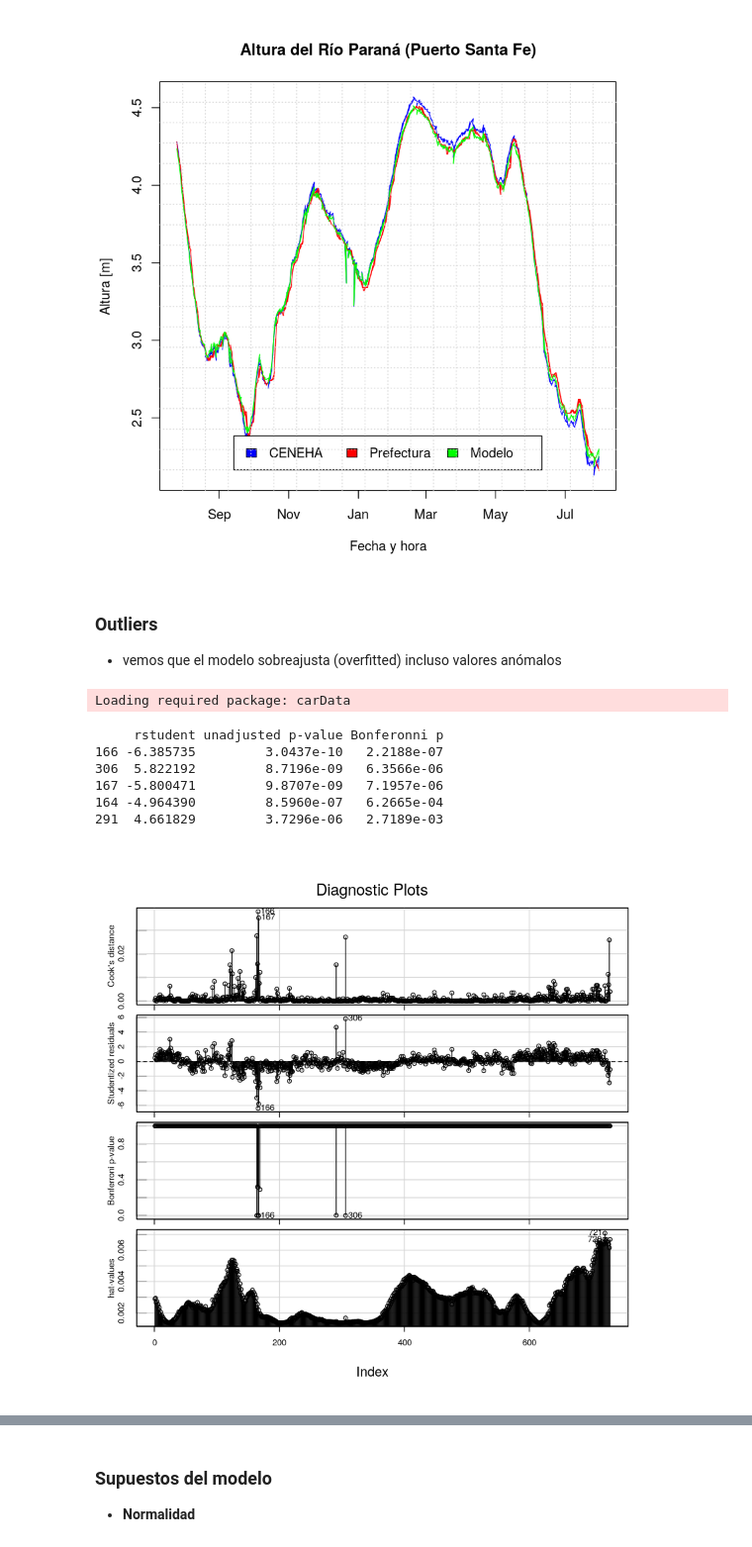
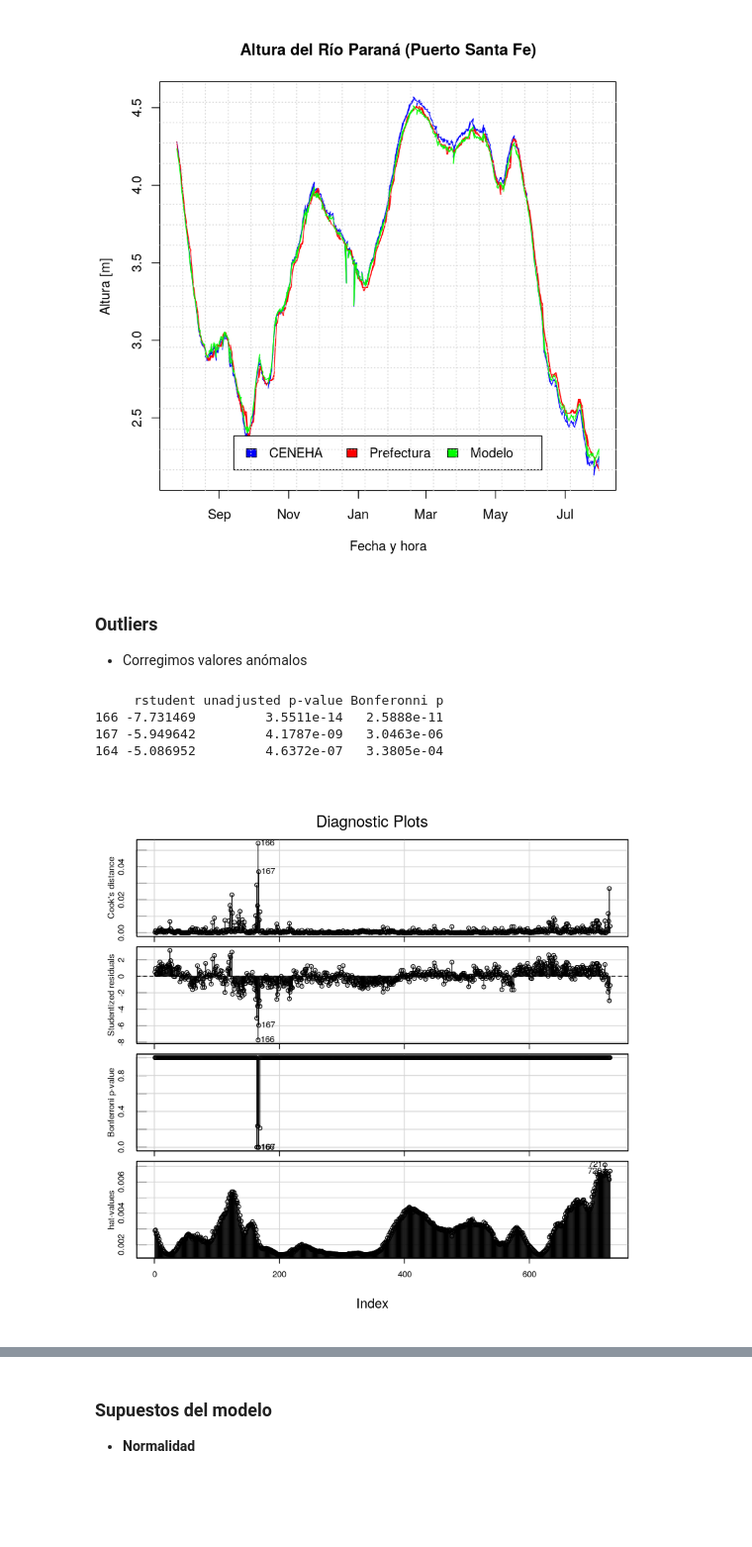
Before and after one commit to emilopez/intro-R, a Jupyter notebook: tp-final/tf.ipynb, the cells around one changed output, grey strips where cells are left out. Shown at 99% size. Drawn from its saved outputs; the diff is of its cells as text; code cells hidden in the pictures; blank space fills up the shorter version.

```diff
--- a/tp-final/tf.ipynb
+++ b/tp-final/tf.ipynb
@@ -74,33 +72,23 @@ lines(FechayHora, modeloRio$fitted.values, col='green')
 [figure]
 # %% [markdown]
 ### Outliers
-- vemos que el modelo sobreajusta (overfitted) incluso valores anómalos
+- Corregimos valores anómalos
-# %%
-library(car)
-outlierTest(modeloRio)
-influenceIndexPlot(modeloRio)
-
-#AlturaCeneha[290]
-#AlturaCeneha[291]
-#AlturaCeneha[292]
-
-#AlturaPrefectura[290]
-#AlturaPrefectura[291]
-#AlturaPrefectura[292]
-
-#AlturaCeneha[305]
-#AlturaCeneha[306]
-#AlturaCeneha[307]
-
-#AlturaPrefectura[305]
-#AlturaPrefectura[306]
-#AlturaPrefectura[306]
-# %% [output]
-Loading required package: carData
-     rstudent unadjusted p-value Bonferonni p
-166 -6.385735         3.0437e-10   2.2188e-07
-306  5.822192         8.7196e-09   6.3566e-06
-167 -5.800471         9.8707e-09   7.1957e-06
-164 -4.964390         8.5960e-07   6.2665e-04
-291  4.661829         3.7296e-06   2.7189e-03
-[figure, removed]
+# %%
+library(car)
+
+# Reemplazo los outliers por el promedio de sus valores vecinos que están correctos
+
+AlturaCeneha[291] = (AlturaCeneha[290] + AlturaCeneha[292])/2.0
+AlturaCeneha[306] = (AlturaCeneha[305] + AlturaCeneha[307])/2
+AlturaPrefectura[166] = (AlturaPrefectura[167] + AlturaPrefectura[165])/2
+
+modeloRio = lm(AlturaPrefectura ~ AlturaCeneha)
+
+outlierTest(modeloRio)
+influenceIndexPlot(modeloRio)
+# %% [output]
+     rstudent unadjusted p-value Bonferonni p
+166 -7.731469         3.5511e-14   2.5888e-11
+167 -5.949642         4.1787e-09   3.0463e-06
+164 -5.086952         4.6372e-07   3.3805e-04
+[figure, added]
```
Also changed, not shown: parts of 21 cells of this notebook, 1 other file.
